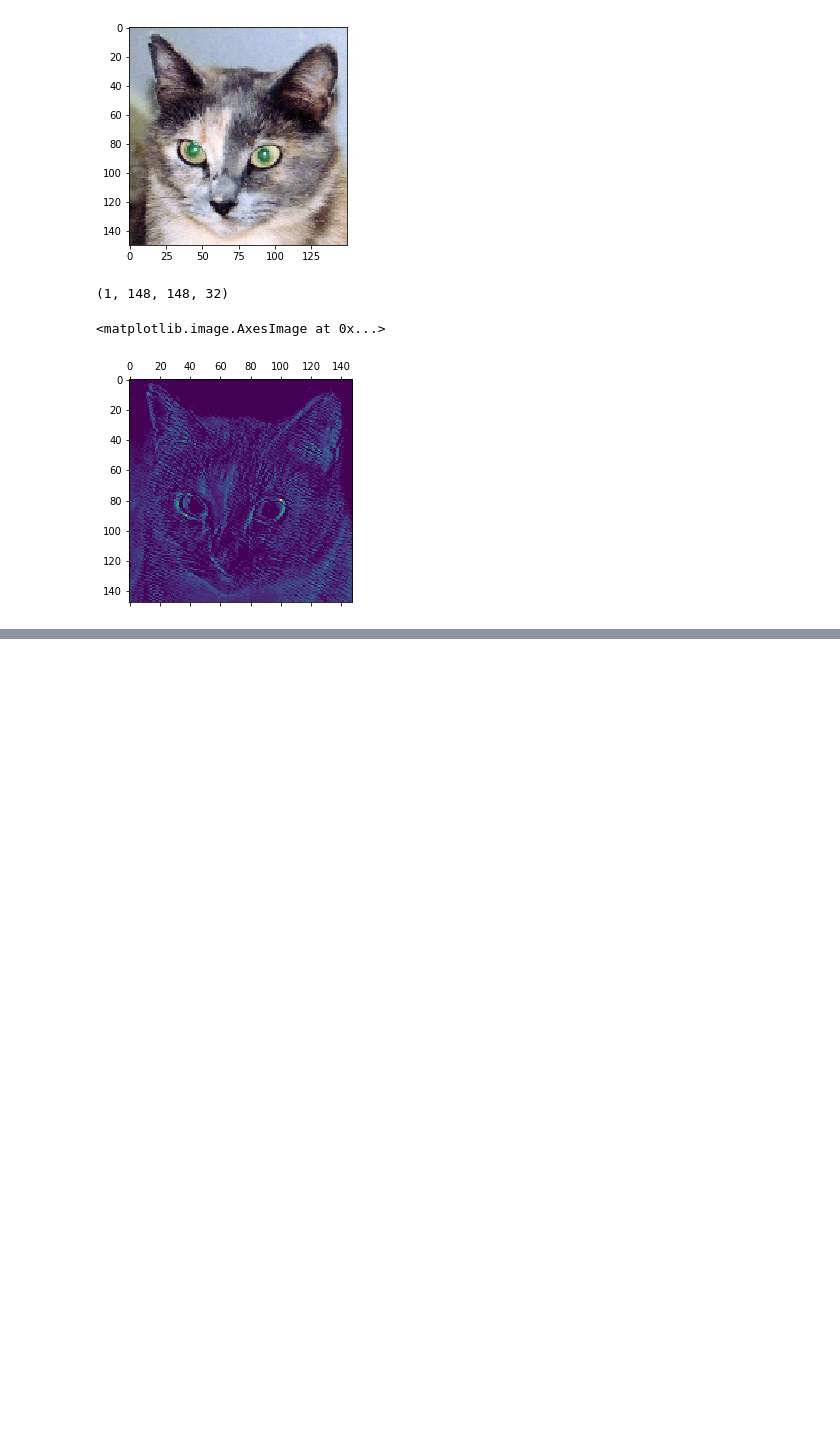
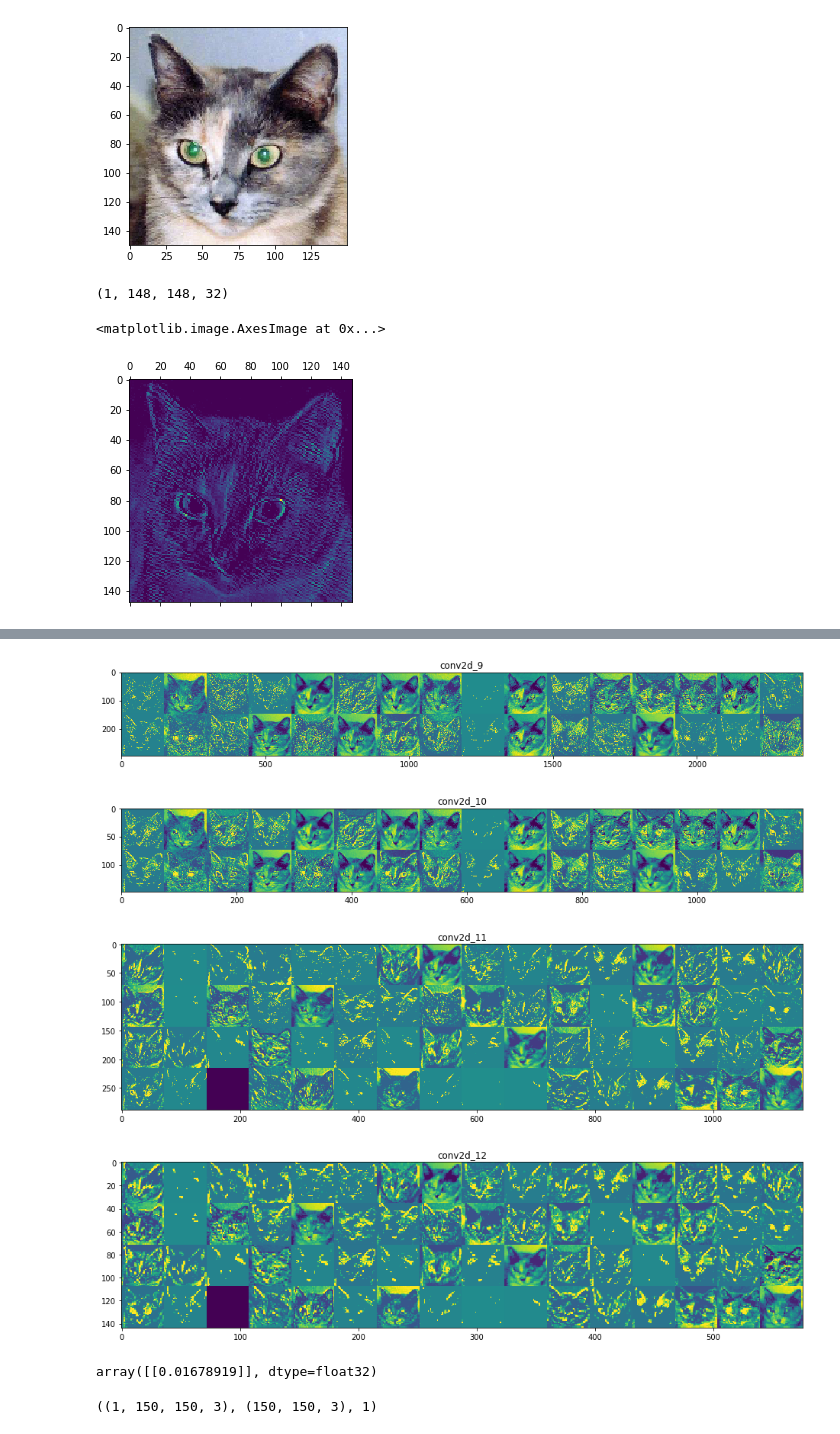
Before and after one commit to aenfield/DeepLearningWithPython, a Jupyter notebook: Conv.ipynb, the cells around one changed output, grey strips where cells are left out. Cells and saved outputs as stored; diff of their text form; code cells hidden in the pictures; blank space fills up the shorter version.

```diff
--- a/Conv.ipynb
+++ b/Conv.ipynb
@@ -966,7 +966,8 @@ plt.matshow(first_layer_activation[0, :, :, 31], cmap='viridis')
 # %%
 layer_names = []
 for layer in model.layers[:8]:
-    layer_names.append(layer.name) if layer.name.startswith('conv')
+    if layer.name.startswith('conv'): # skip max pooling layers
+        layer_names.append(layer.name)
 
 images_per_row = 16
 
@@ -1001,0 +1002,19 @@ SyntaxError: invalid syntax (<ipython-input-57-b5969c79868a>, line 3)
+[figure, added]
+[figure, added]
+[figure, added]
+[figure, added]
+# %%
+model.predict(img_tensor)
+# %% [output]
+array([[0.01678919]], dtype=float32)
+# %%
+img_path = 'rhyme.png'
+
+img_rhyme = image.load_img(img_path, target_size=(150, 150))
+img_tensor_rhyme = image.img_to_array(img_rhyme)
+img_tensor_rhyme = np.expand_dims(img_tensor_rhyme, axis=0)
+img_tensor_rhyme /= 255.
+
+img_tensor_rhyme.shape, img_tensor_rhyme[0].shape, len(img_tensor_rhyme)
+# %% [output]
+((1, 150, 150, 3), (150, 150, 3), 1)
```
Also changed, not shown: parts of 7 cells of this notebook.
